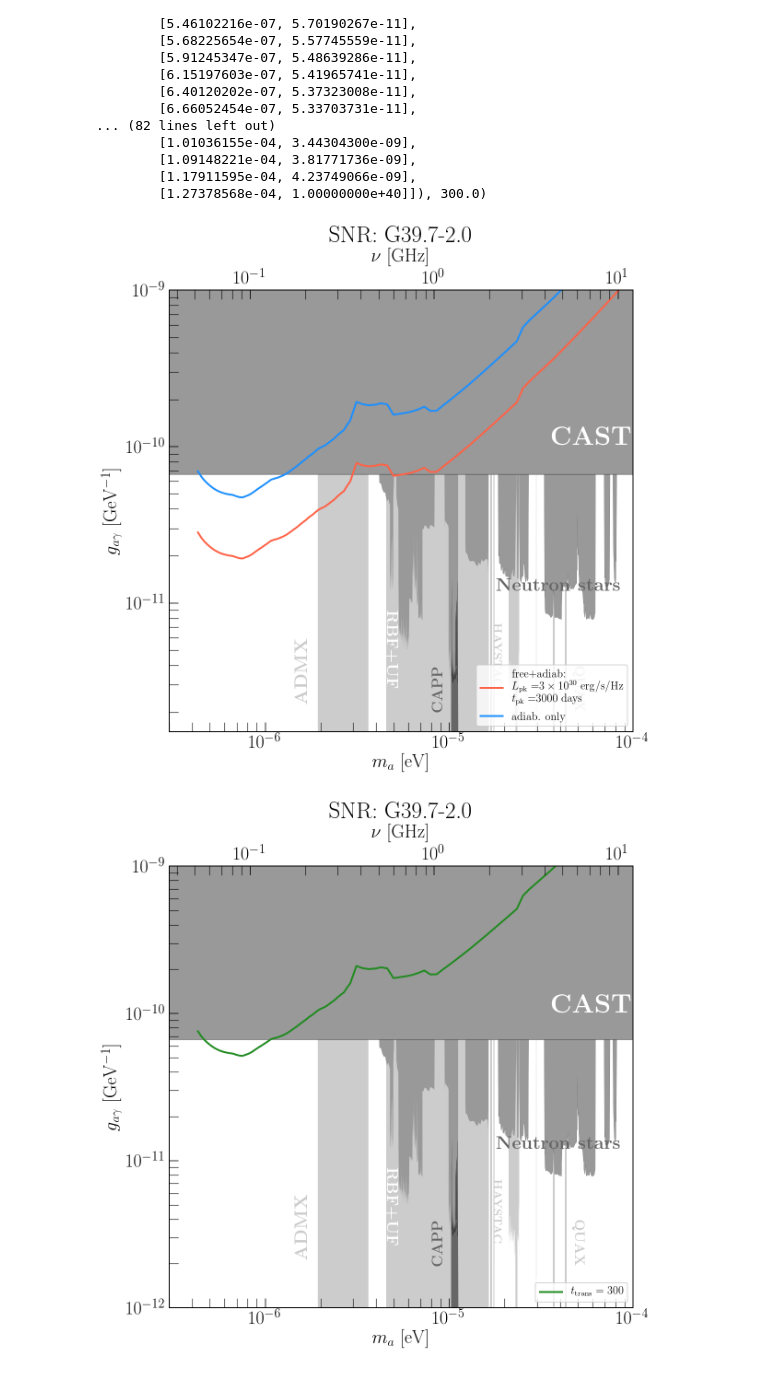
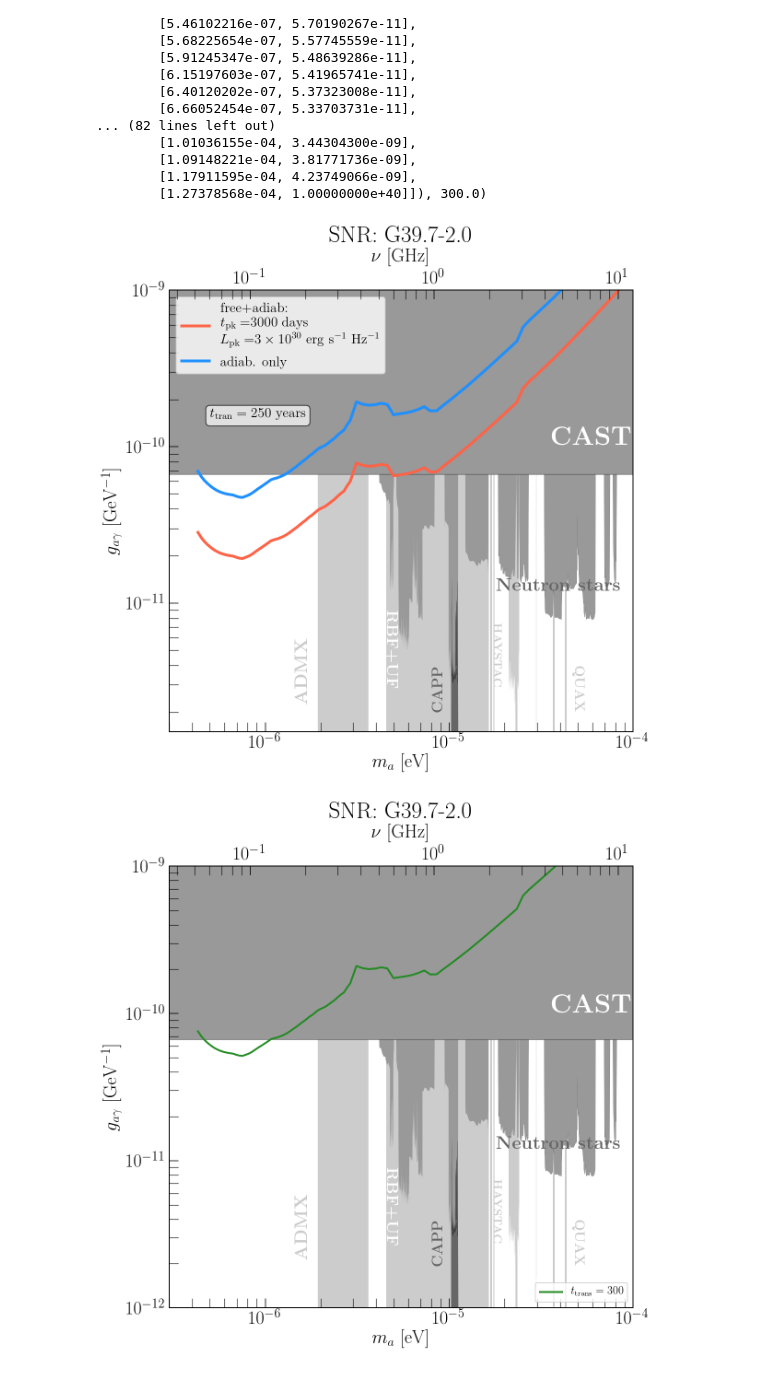
Before and after one commit to ManuelBuenAbad/snr_ghosts, a Jupyter notebook: workspace_notebooks/ws-10_param_space.ipynb, the cells around one changed output. Saved outputs shown, nothing was run; the diff lists cells and outputs as text; code cells hidden in the pictures.

```diff
--- a/workspace_notebooks/ws-10_param_space.ipynb
+++ b/workspace_notebooks/ws-10_param_space.ipynb
@@ -262,37 +262,45 @@ name = W50
 
 # runs for adiabatic only, t_trans = 249
 ad_sd_run, ad_if_run = 101, 102
 
 # reach for adiabatic only:
 ad_reach, ttr = ma_ga_arr(name, ad_sd_run, ad_if_run)
 
 # runs for free+adiabatic, t_trans = 249
 fa_sd_run, fa_if_run = 6, 12
 # fa_sd_run, fa_if_run = 4, 10
 fa_reach, pars = ma_ga_arr(name, fa_sd_run, fa_if_run)
 Lpk, tpk = pars
 
 fix, ax = gen_constraints()
 
-ax.loglog(fa_reach[:,0], fa_reach[:,1], lw=2., color="tomato", label="free+adiab:\n"+r"$L_{\rm pk} = $"+float_exp(Lpk)+r" $\mathrm{erg/s/Hz}$"+"\n"+r"$t_{\rm pk} = $"+"{} days".format(int(tpk)))
+lw = 3.
+
+ax.loglog(fa_reach[:,0], fa_reach[:,1], lw=lw, color="tomato", label="free+adiab:\n"+r"$t_{\rm pk} = $"+"{} days".format(int(tpk))+"\n"+r"$L_{\rm pk} = $"+float_exp(Lpk)+r" $\mathrm{erg \ s^{-1} \ Hz^{-1}}$")
 # ax.fill_between(fa_reach[:,0], fa_reach[:,1], ad_reach[:,1], alpha=0.3, color="tomato", zorder=50, label="free+adiab\n"+r"$L_{\rm pk} = $"+float_exp(Lpk)+r" $\mathrm{erg/s/Hz}$"+"\n"+r"$t_{\rm pk} = $"+"{}".format(int(tpk)))
 
-ax.loglog(ad_reach[:,0], ad_reach[:,1], lw=2., color="dodgerblue", label="adiab. only")
+ax.loglog(ad_reach[:,0], ad_reach[:,1], lw=lw, color="dodgerblue", label="adiab. only")
 # ax.fill_between(ad_reach[:,0], ad_reach[:,1], 1.e-9, alpha=0.3, color="dodgerblue", zorder=50, label="adiab. only")
 
 if zoomed:
     ax.set_xlim(3.e-7, 1.e-4)
     ax.set_ylim(1.e-12, 1.e-9)
+# else:
+#     ax.set_xlim(1.e-7, 1.e-4)
+#     ax.set_ylim(1.e-12, 1.e-9)
 
-ax.legend(fontsize=12, loc="lower right");
+props = dict(boxstyle='round', facecolor='white', alpha=0.7)
+ax.text(5.e-7, 1.5e-10, r"$t_{\rm tran} = %d$ years" % int(np.ceil(ttr/10)*10), fontsize=15, bbox=props)
+
+ax.legend(fontsize=15, loc="best");
 ax.set_title("SNR: %s" % name, fontsize=25);
 
 plt.tight_layout()
 
 file_name = "ma_ga_reach_%s.pdf" % name.replace(".", "")
 plt.savefig("plots/"+file_name, bbox_inches="tight")
 # %% [output]
-[figure, old version]
+[figure, new version]
 # %%
 # whether we want to zoom the plot
 zoomed = True
```
Also changed, not shown: parts of 1 cell of this notebook, 1 other file.
